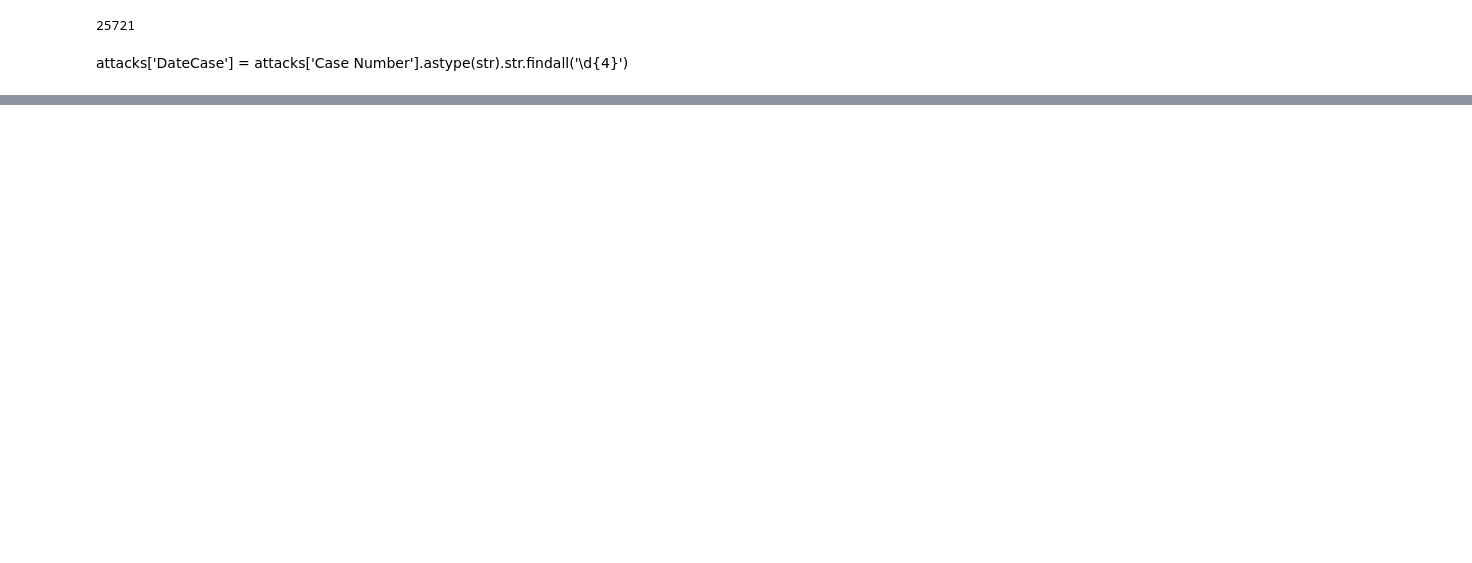
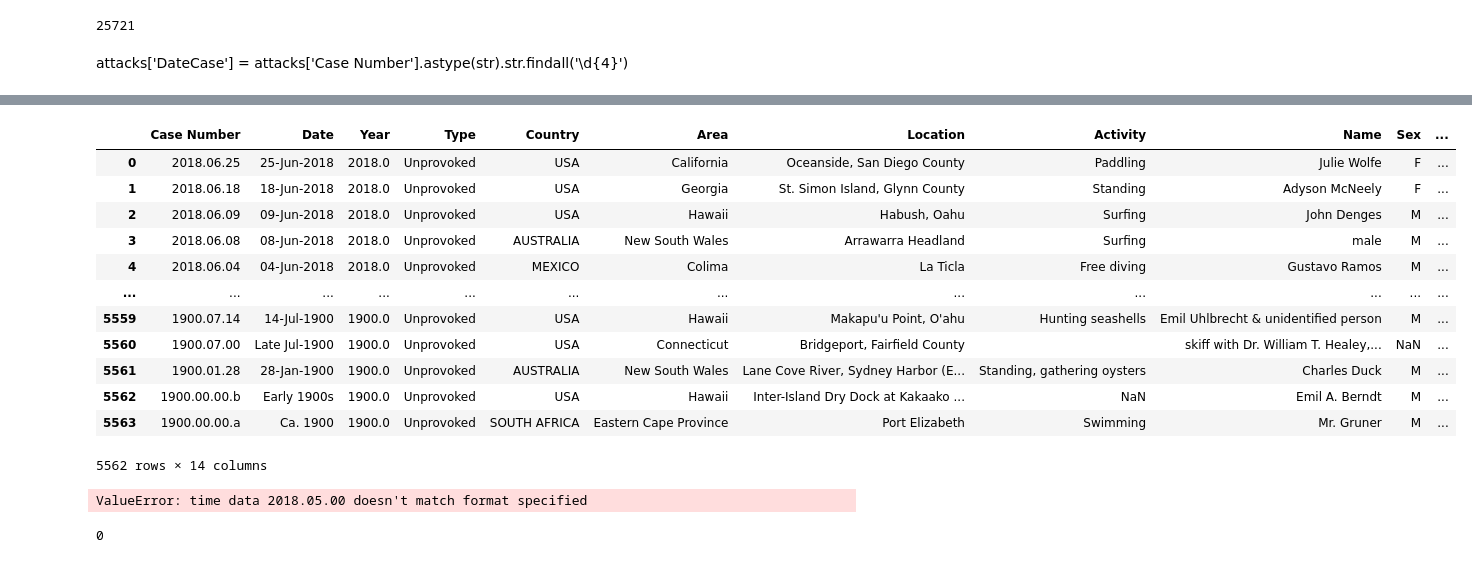
Before and after one commit to tomasgiannetti/Shark-Attack, a Jupyter notebook: Analysis.ipynb, the cells around one changed output, grey strips where cells are left out. Saved outputs shown, nothing was run; the diff lists cells and outputs as text; code cells hidden in the pictures; blank space fills up the shorter version.

```diff
--- a/Analysis.ipynb
+++ b/Analysis.ipynb
@@ -67 +67,19 @@ attacks
 #Brasil especificamente estados
+# %%
+mask_unpro = attacks['Type'] == 'Unprovoked'
+mask_prov = attacks['Type'] == 'Provoked'
+attacks
+# %% [output]
+|  | Case Number | Date | Year | Type | Country | Area | Location | Activity | Name | Sex | ... |
+| 0 | 2018.06.25 | 25-Jun-2018 | 2018.0 | Unprovoked | USA | California | Oceanside, San Diego County | Paddling | Julie Wolfe | F | ... |
+| 1 | 2018.06.18 | 18-Jun-2018 | 2018.0 | Unprovoked | USA | Georgia | St. Simon Island, Glynn County | Standing | Adyson McNeely | F | ... |
+| 2 | 2018.06.09 | 09-Jun-2018 | 2018.0 | Unprovoked | USA | Hawaii | Habush, Oahu | Surfing | John Denges | M | ... |
+| 3 | 2018.06.08 | 08-Jun-2018 | 2018.0 | Unprovoked | AUSTRALIA | New South Wales | Arrawarra Headland | Surfing | male | M | ... |
+| 4 | 2018.06.04 | 04-Jun-2018 | 2018.0 | Unprovoked | MEXICO | Colima | La Ticla | Free diving | Gustavo Ramos | M | ... |
+| ... | ... | ... | ... | ... | ... | ... | ... | ... | ... | ... | ... |
+| 5559 | 1900.07.14 | 14-Jul-1900 | 1900.0 | Unprovoked | USA | Hawaii | Makapu'u Point, O'ahu | Hunting seashells | Emil Uhlbrecht & unidentified person | M | ... |
+| 5560 | 1900.07.00 | Late Jul-1900 | 1900.0 | Unprovoked | USA | Connecticut | Bridgeport, Fairfield County |  | skiff with Dr. William T. Healey,... | NaN | ... |
+| 5561 | 1900.01.28 | 28-Jan-1900 | 1900.0 | Unprovoked | AUSTRALIA | New South Wales | Lane Cove River, Sydney Harbor (E... | Standing, gathering oysters | Charles Duck | M | ... |
+| 5562 | 1900.00.00.b | Early 1900s | 1900.0 | Unprovoked | USA | Hawaii | Inter-Island Dry Dock at Kakaako ... | NaN | Emil A. Berndt | M | ... |
+| 5563 | 1900.00.00.a | Ca. 1900 | 1900.0 | Unprovoked | SOUTH AFRICA | Eastern Cape Province | Port Elizabeth | Swimming | Mr. Gruner | M | ... |
+5562 rows × 14 columns
@@ -67,0 +88,4 @@ attacks
+# %%
+pd.to_datetime(attacks['Case Number'], format="%Y/%m/%d")
+# %% [output]
+ValueError: time data 2018.05.00 doesn't match format specified
@@ -67,0 +94,4 @@ attacks
+# %%
+sum(attacks['Case Number'].str.contains('.00').isna())
+# %% [output]
+0
```
Also changed, not shown: parts of 7 cells of this notebook.
